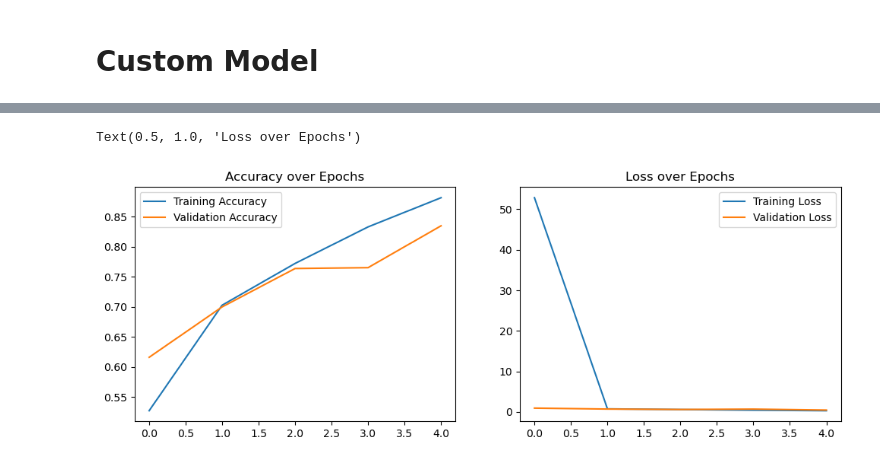
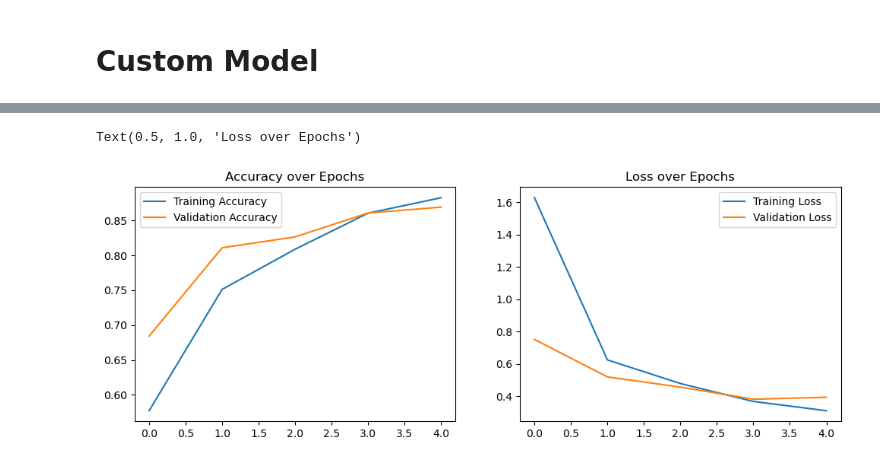
Before and after one commit to jackmorgan2001/tumor-detection-project, a Jupyter notebook: tumor_detection_code.ipynb, the cells around one changed output, grey strips where cells are left out. Cells and saved outputs as stored; diff of their text form; code cells hidden in the pictures.

```diff
--- a/tumor_detection_code.ipynb
+++ b/tumor_detection_code.ipynb
@@ -335,19 +361,6 @@ def create_dataframe(giloma_path, meningioma_path, pituitary_path, no_tumor_path
     return df
 # %% [markdown]
 # Train, Test, Validation Splits
-# %%
-def create_train_test_val_splits(df, test_size=0.2, val_size=0.1):
-
-    # First, split into training + validation and test sets
-    train_val_df, test_df = train_test_split(df, test_size=test_size, random_state=42)
-
-    # Adjust val_size to compensate for the initial split
-    adjusted_val_size = val_size / (1 - test_size)
-
-    # Then, split the training + validation set into training and validation sets
-    train_df, val_df = train_test_split(train_val_df, test_size=adjusted_val_size, random_state=42)
-
-    return train_df, val_df, test_df
 # %%
 total_data = create_dataframe(giloma_path, meningioma_path, pituitary_path, no_tumor_path)
 total_data = total_data.sample(frac=1).reset_index(drop=True)
@@ -458,8 +471,12 @@ all images : 7028
 # Custom Model
 # %%
 num_classes = 4
-model = tf.keras.Sequential([
+model_seg = tf.keras.Sequential([
     tf.keras.layers.Conv2D(32, (3, 3), padding='same', activation=tf.nn.relu, input_shape=(256, 256, 3)),  # Adjusted input shape
+    tf.keras.layers.MaxPooling2D((2, 2), strides=2),
+    tf.keras.layers.Conv2D(32, (3, 3), padding='same', activation=tf.nn.relu),
+    tf.keras.layers.MaxPooling2D((2, 2), strides=2),
+    tf.keras.layers.Conv2D(32, (3, 3), padding='same', activation=tf.nn.relu),
     tf.keras.layers.MaxPooling2D((2, 2), strides=2),
     tf.keras.layers.Conv2D(32, (3, 3), padding='same', activation=tf.nn.relu),
     tf.keras.layers.MaxPooling2D((2, 2), strides=2),
@@ -470,9 +487,9 @@ model = tf.keras.Sequential([
 ])
 
 # Model Compilation
-model.compile(optimizer='adam', loss='sparse_categorical_crossentropy', metrics=['accuracy'])
+model_seg.compile(optimizer='adam', loss='sparse_categorical_crossentropy', metrics=['accuracy'])
 
 # Model Training using Validation Data
-history = model.fit(X_train, y_train, batch_size=16, epochs=5, verbose=1, validation_data=(X_val, y_val))
+history_seg = model_seg.fit(X_train, y_train, batch_size=16, epochs=5, verbose=1, validation_data=(X_val, y_val))
 # %% [output]
 Epoch 1/5
@@ -488,16 +525,16 @@ Epoch 5/5
 # %%
 plt.figure(figsize=(12, 4))
 plt.subplot(1, 2, 1)
-plt.plot(history.history['accuracy'], label='Training Accuracy')
-plt.plot(history.history['val_accuracy'], label='Validation Accuracy')
+plt.plot(history_seg.history['accuracy'], label='Training Accuracy')
+plt.plot(history_seg.history['val_accuracy'], label='Validation Accuracy')
 plt.legend()
 plt.title('Accuracy over Epochs')
 
 plt.subplot(1, 2, 2)
-plt.plot(history.history['loss'], label='Training Loss')
-plt.plot(history.history['val_loss'], label='Validation Loss')
+plt.plot(history_seg.history['loss'], label='Training Loss')
+plt.plot(history_seg.history['val_loss'], label='Validation Loss')
 plt.legend()
 plt.title('Loss over Epochs')
 # %% [output]
 Text(0.5, 1.0, 'Loss over Epochs')
-[figure, old version]
+[figure, new version]
```
Also changed, not shown: parts of 28 cells of this notebook.
